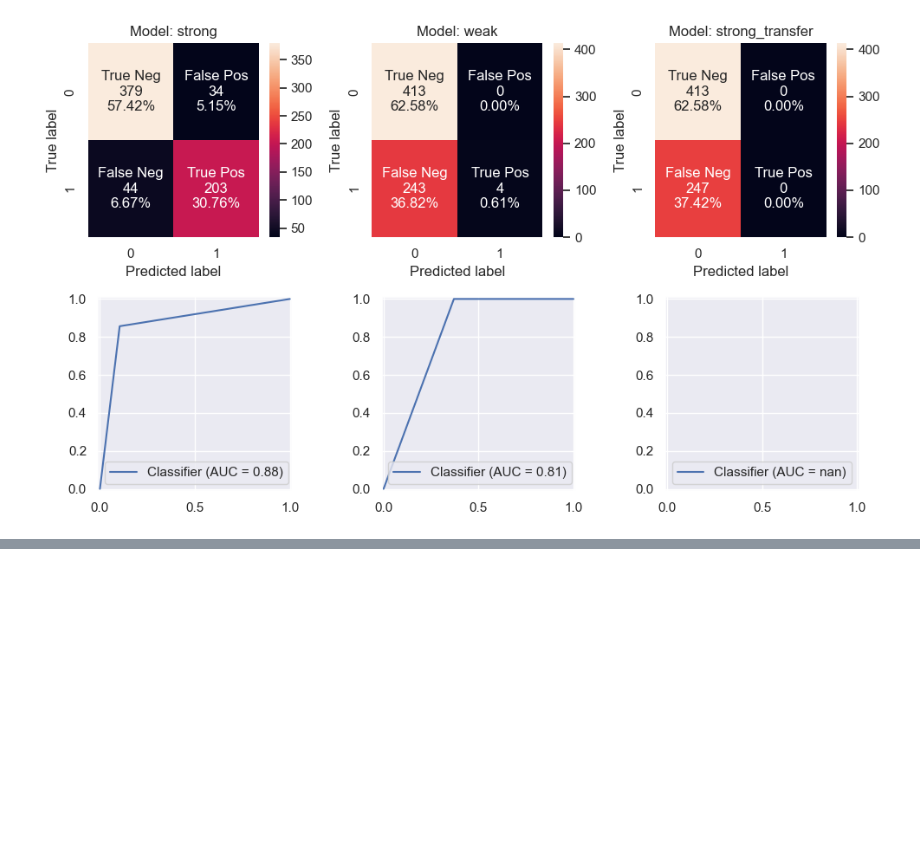
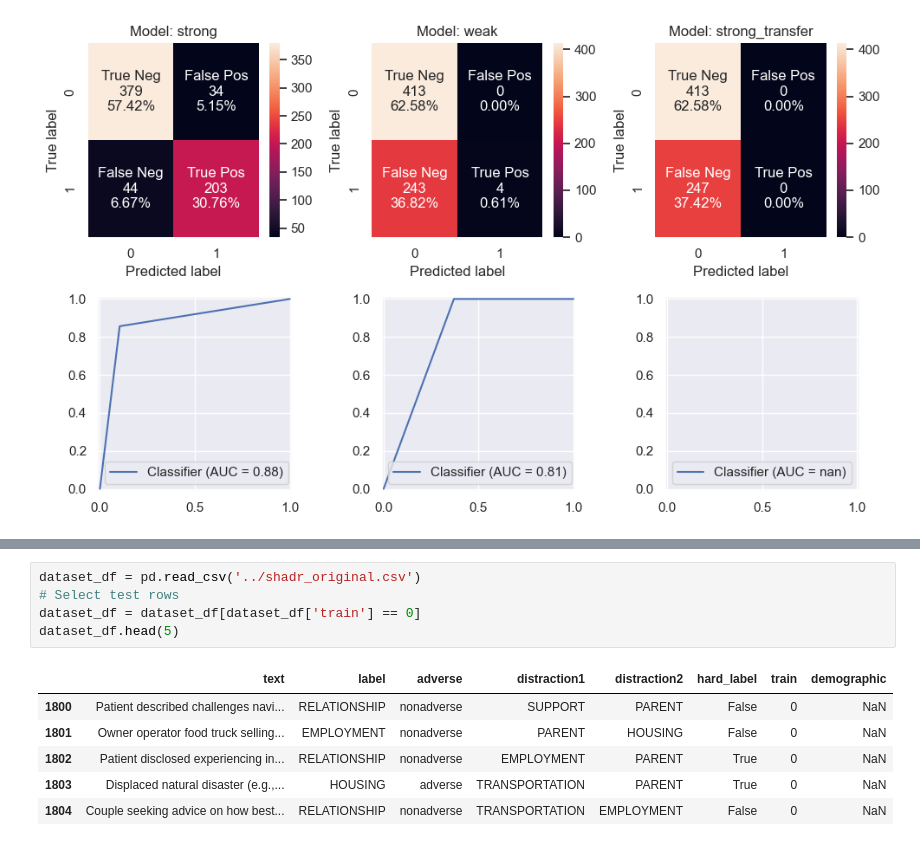
Before and after one commit to aashnapshah/weak-to-strong-expts, a Jupyter notebook: notebooks/mpotta_20240426_analysis_shadr.ipynb, the cells around one changed output, grey strips where cells are left out. Drawn from its saved outputs; the diff is of its cells as text; blank space fills up the shorter version.

```diff
--- a/notebooks/mpotta_20240426_analysis_shadr.ipynb
+++ b/notebooks/mpotta_20240426_analysis_shadr.ipynb
@@ -166,0 +191,12 @@ results_df[results_df['model'] == selected_model].head(1)['txt'].values[0]
+# %%
+dataset_df = pd.read_csv('../shadr_original.csv')
+# Select test rows
+dataset_df = dataset_df[dataset_df['train'] == 0]
+dataset_df.head(5)
+# %% [output]
+|  | text | label | adverse | distraction1 | distraction2 | hard_label | train | demographic |
+| 1800 | Patient described challenges navi... | RELATIONSHIP | nonadverse | SUPPORT | PARENT | False | 0 | NaN |
+| 1801 | Owner operator food truck selling... | EMPLOYMENT | nonadverse | PARENT | HOUSING | False | 0 | NaN |
+| 1802 | Patient disclosed experiencing in... | RELATIONSHIP | nonadverse | EMPLOYMENT | PARENT | True | 0 | NaN |
+| 1803 | Displaced natural disaster (e.g.,... | HOUSING | adverse | TRANSPORTATION | PARENT | True | 0 | NaN |
+| 1804 | Couple seeking advice on how best... | RELATIONSHIP | nonadverse | TRANSPORTATION | EMPLOYMENT | False | 0 | NaN |
```
Also changed, not shown: parts of 6 cells of this notebook.
